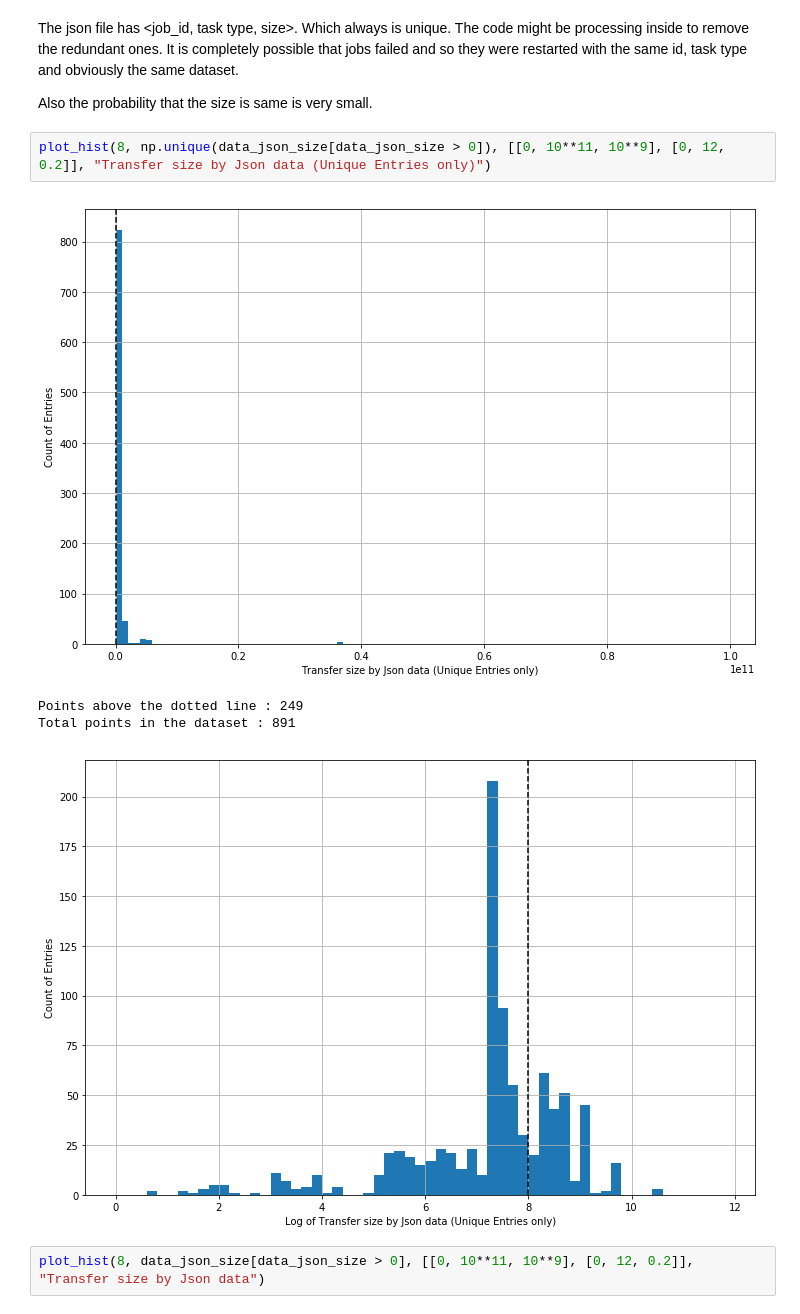
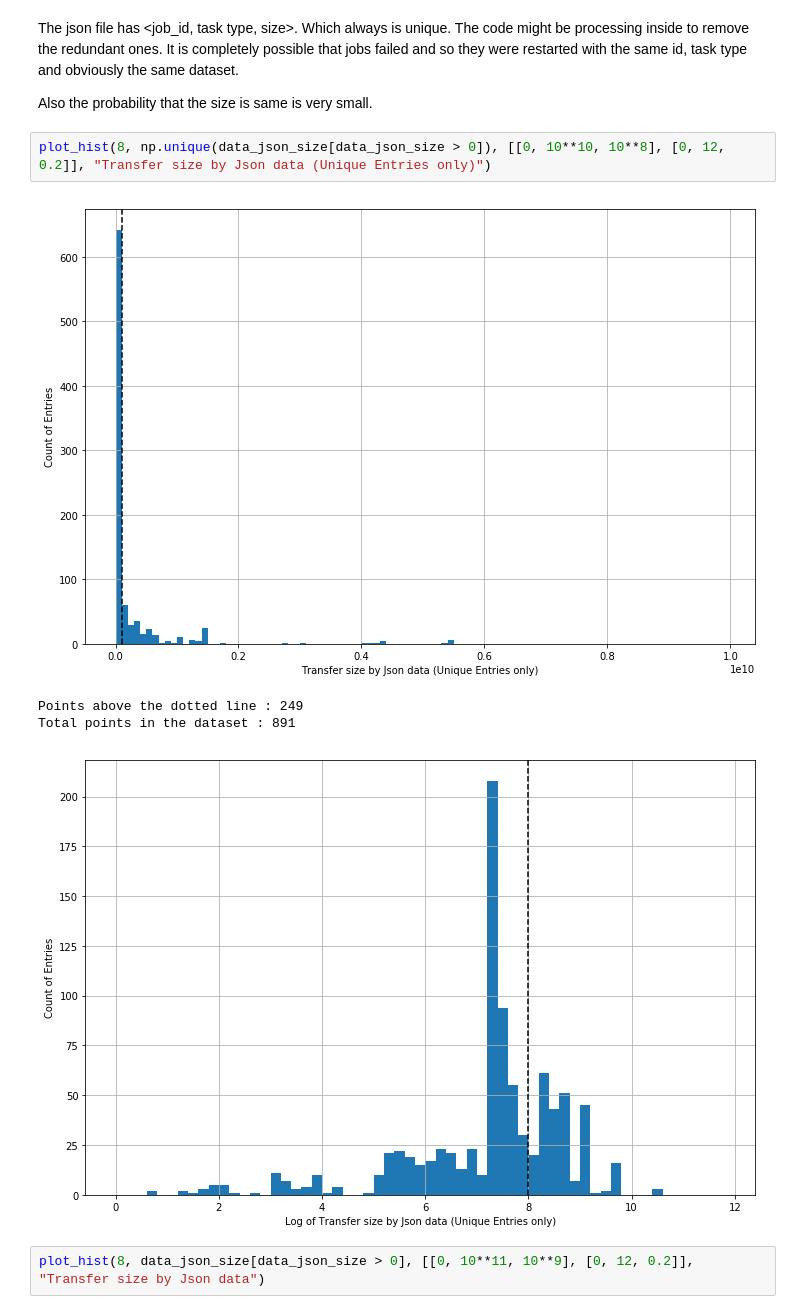
Before and after one commit to AdwaitB/greco-notes, a Jupyter notebook: infra/Analysis_full.ipynb, the cells around one changed output. Saved outputs shown, nothing was run; the diff lists cells and outputs as text.

```diff
--- a/infra/Analysis_full.ipynb
+++ b/infra/Analysis_full.ipynb
@@ -305,9 +313,9 @@ The json file has <job_id, task type, size>. Which always is unique. The code mi
 
 Also the probability that the size is same is very small.
 # %%
-plot_hist(8, np.unique(data_json_size[data_json_size > 0]), [[0, 10**11, 10**9], [0, 12, 0.2]], "Transfer size by Json data (Unique Entries only)")
+plot_hist(8, np.unique(data_json_size[data_json_size > 0]), [[0, 10**10, 10**8], [0, 12, 0.2]], "Transfer size by Json data (Unique Entries only)")
 # %% [output]
-[figure, old version]
+[figure, new version]
 Points above the dotted line : 249
 Total points in the dataset : 891
 [figure]
```
Also changed, not shown: parts of 7 cells of this notebook, 1 other file.
